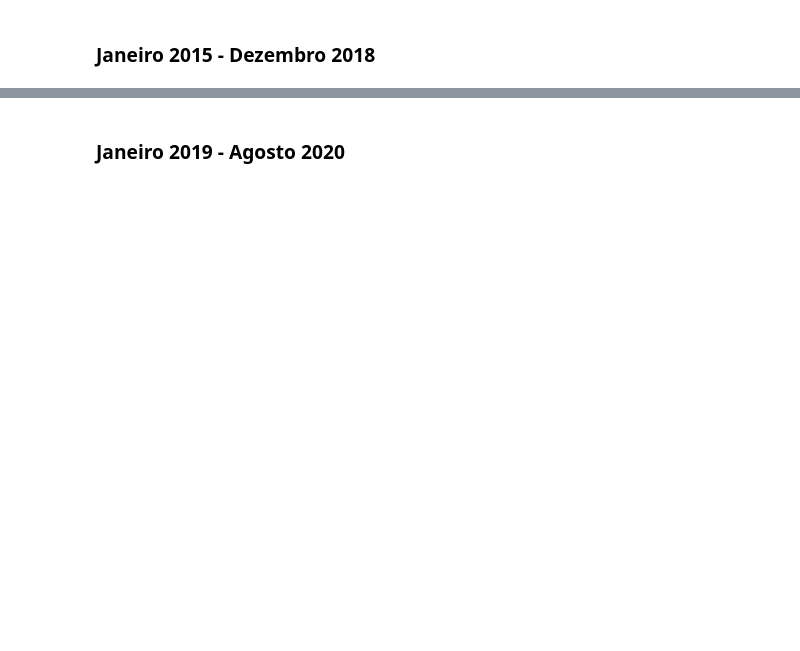
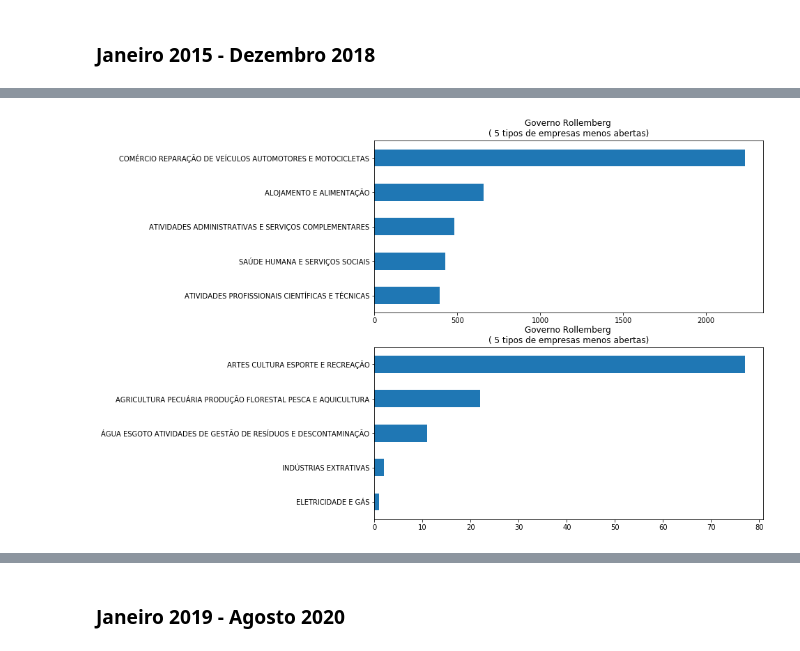
Before and after one commit to gizattos/analise_empresas_politicos, a Jupyter notebook: trabalhofinal.ipynb, the cells around one changed output, grey strips where cells are left out. Saved outputs shown, nothing was run; the diff lists cells and outputs as text; code cells hidden in the pictures; blank space fills up the shorter version.

```diff
--- a/trabalhofinal.ipynb
+++ b/trabalhofinal.ipynb
@@ -369,0 +378,5 @@ df_cnpj_full[(df_cnpj_full['data_inicio_atividade'] >= "2015-01-01") & (df_cnpj_
+# %%
+## empresas que mais abiram e fecharam durante o governo Rollemberg
+tipoAbriuFechou('ROLLEMBERG')
+# %% [output]
+[figure, added]
```
Also changed, not shown: parts of 18 cells of this notebook.
